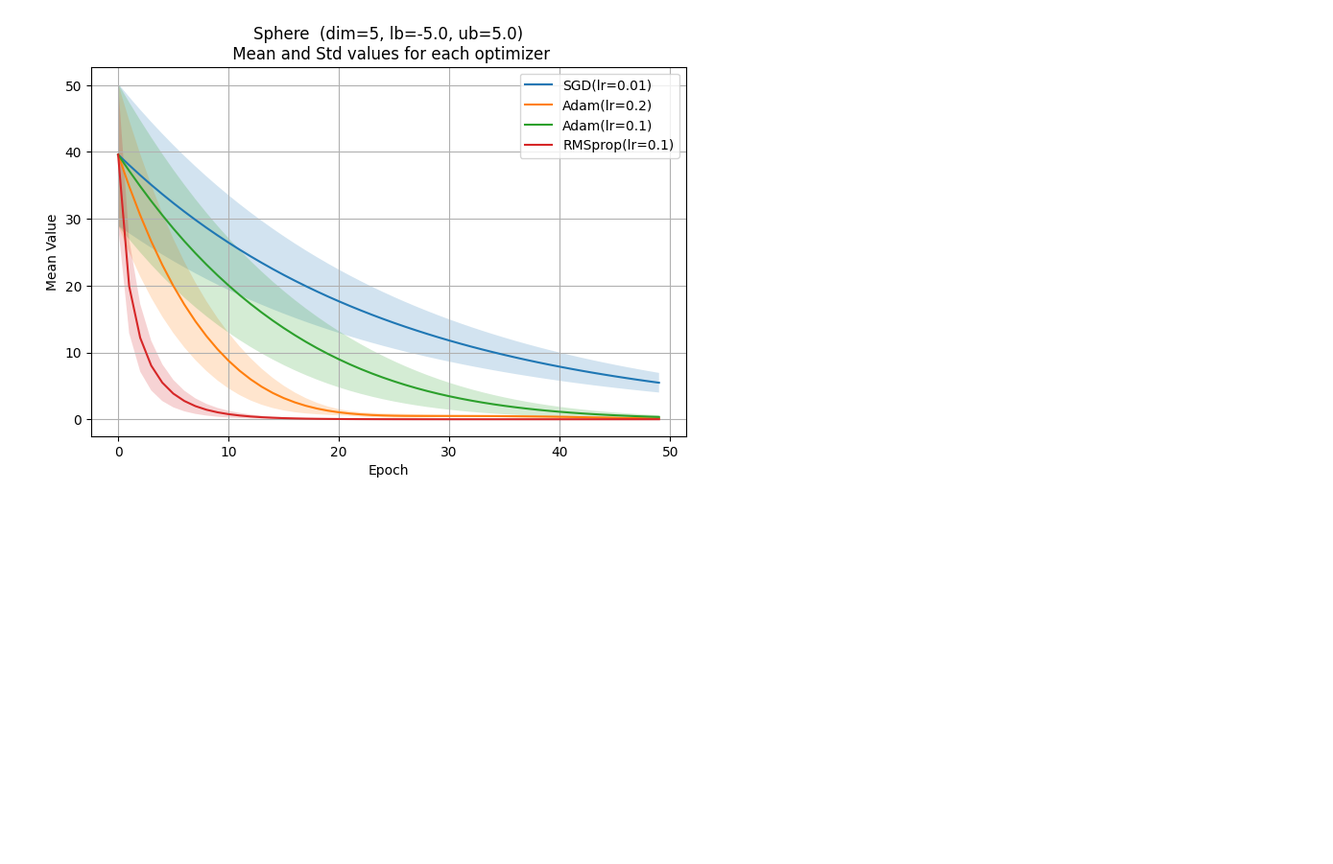
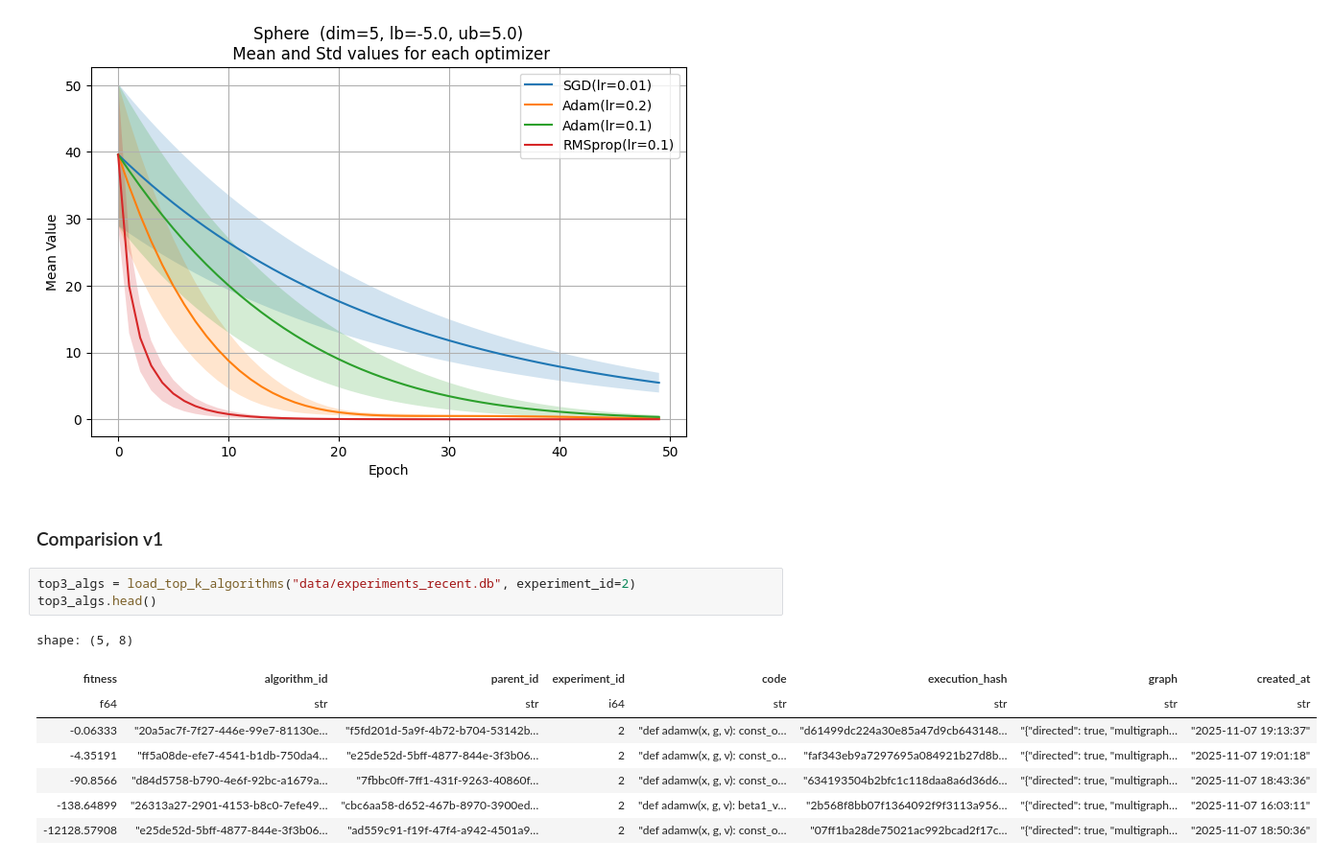
Before and after one commit to JerzyCode/algorithm-comparision, a Jupyter notebook: comparision1.ipynb, the cells around one changed output. Shown: that part at 96% size. Cells and saved outputs as stored; diff of their text form; blank space fills up the shorter version.

```diff
--- a/comparision1.ipynb
+++ b/comparision1.ipynb
@@ -100,3 +35,17 @@ Done repetition 0 in 0.02s
 plot_comparision("experiment_result/Sphere_2025-11-13.json")
 # %% [output]
 [figure]
+# %% [markdown]
+### Comparision v1
+# %%
+top3_algs = load_top_k_algorithms("data/experiments_recent.db", experiment_id=2)
+top3_algs.head()
+# %% [output]
+shape: (5, 8)
+| fitness | algorithm_id | parent_id | experiment_id | code | execution_hash | graph | created_at |
+| f64 | str | str | i64 | str | str | str | str |
+| -0.06333 | "20a5ac7f-7f27-446e-99e7-81130e… | "f5fd201d-5a9f-4b72-b704-53142b… | 2 | "def adamw(x, g, v): const_o… | "d61499dc224a30e85a47d9cb643148… | "{"directed": true, "multigraph… | "2025-11-07 19:13:37" |
+| -4.35191 | "ff5a08de-efe7-4541-b1db-750da4… | "e25de52d-5bff-4877-844e-3f3b06… | 2 | "def adamw(x, g, v): const_o… | "faf343eb9a7297695a084921b27d8b… | "{"directed": true, "multigraph… | "2025-11-07 19:01:18" |
+| -90.8566 | "d84d5758-b790-4e6f-92bc-a1679a… | "7fbbc0ff-7ff1-431f-9263-40860f… | 2 | "def adamw(x, g, v): const_o… | "634193504b2bfc1c118daa8a6d36d6… | "{"directed": true, "multigraph… | "2025-11-07 18:43:36" |
+| -138.64899 | "26313a27-2901-4153-b8c0-7efe49… | "cbc6aa58-d652-467b-8970-3900ed… | 2 | "def adamw(x, g, v): beta1_v… | "2b568f8bb07f1364092f9f3113a956… | "{"directed": true, "multigraph… | "2025-11-07 16:03:11" |
+| -12128.57908 | "e25de52d-5bff-4877-844e-3f3b06… | "ad559c91-f19f-47f4-a942-4501a9… | 2 | "def adamw(x, g, v): const_o… | "07ff1ba28de75021ac992bcad2f17c… | "{"directed": true, "multigraph… | "2025-11-07 18:50:36" |
```
Also changed, not shown: parts of 14 cells of this notebook, 17 other files.
